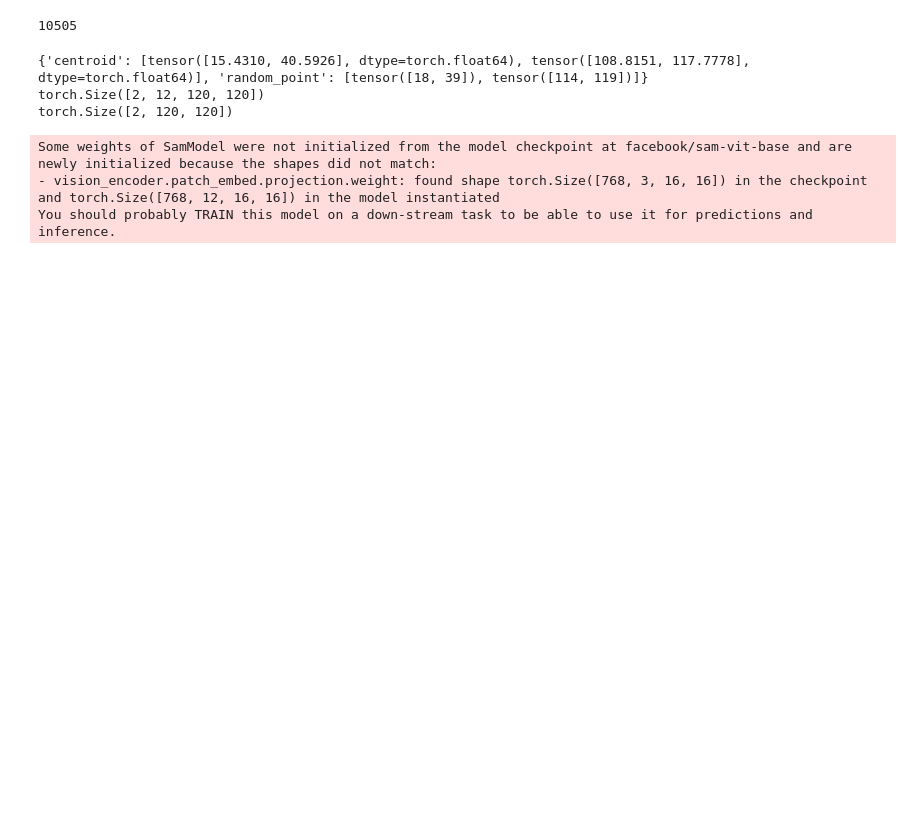
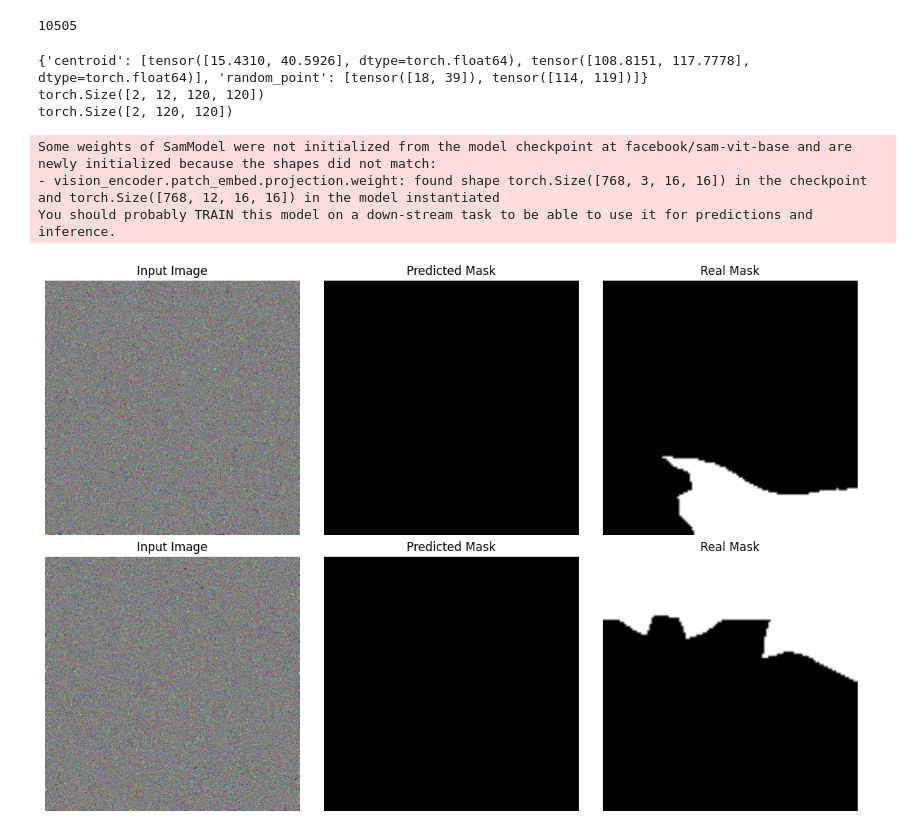
Before and after one commit to Vishwa44/hyperspectralSAM, a Jupyter notebook: segment_anything/SAM_MODEL.ipynb, the cells around one changed output. Drawn from its saved outputs; the diff is of its cells as text; code cells hidden in the pictures; blank space fills up the shorter version.

```diff
--- a/segment_anything/SAM_MODEL.ipynb
+++ b/segment_anything/SAM_MODEL.ipynb
@@ -374,32 +346,35 @@ model_path = f"models/hyperspectral_sam_epoch_{last_successful_saved_epoch}.pth"
 model.load_state_dict(torch.load(model_path))
 model = model.to(device)
 # %%
-# for prompts, bands, binary_masks in eval_loader:
-#     model.eval()
-#     resize_img = Resize((1024, 1024))
-#     bands = resize_img(bands).to(device)
-#     binary_masks = binary_masks.to(device)
-#     # Extract random points from the prompts
-#     random_point_x, random_point_y = prompts['random_point']
-#     random_point = torch.stack((random_point_x, random_point_y), dim=-1)
-#     batch_size = bands.shape[0]
-#     nb_points_per_image = random_point.shape[0] // batch_size
-#     random_point = random_point.view(batch_size, 1, nb_points_per_image, 2).to(device)
+for prompts, bands, binary_masks in eval_loader:
+    model.eval()
+    resize_img = Resize((1024, 1024))
+    bands = resize_img(bands).to(device)
+    binary_masks = binary_masks.to(device)
 
-#     # Forward pass
-#     outputs = model(bands, input_points=random_point)
-#     logits = outputs["pred_masks"]
+    # Extract random points from the prompts
+    random_point_x, random_point_y = prompts['random_point']
+    random_point = torch.stack((random_point_x, random_point_y), dim=-1)
+    batch_size = bands.shape[0]
+    nb_points_per_image = random_point.shape[0] // batch_size
+    random_point = random_point.view(batch_size, 1, nb_points_per_image, 2).to(device)
 
-#     # Resize mask to match prediction size
-#     predictions_shape = logits.shape[-2:]
-#     resize_mask = Resize(predictions_shape)
-#     binary_masks = resize_mask(binary_masks)
+    # Forward pass
+    outputs = model(bands, input_points=random_point)
+    logits = outputs["pred_masks"]
 
-#     preds = (torch.sigmoid(logits) > 0.5).cpu()  # Threshold at 0.5 for binary masks
+    # Resize mask to match prediction size
+    predictions_shape = logits.shape[-2:]
+    resize_mask = Resize(predictions_shape)
+    binary_masks = resize_mask(binary_masks)
 
-#     visualize_samples(bands.cpu(), preds.cpu(), binary_masks.cpu())
-#     model.train()
-#     break
+    preds = 255*(torch.sigmoid(logits) > 0.5).cpu()  # Threshold at 0.5 for binary masks
+
+    visualize_samples(bands.cpu(), preds.cpu(), binary_masks.cpu())
+    model.train()
+    break
+# %% [output]
+[figure, added]
 # %%
 epochs = 10
 for epoch in range(epochs):
```
Also changed, not shown: parts of 7 cells of this notebook.
